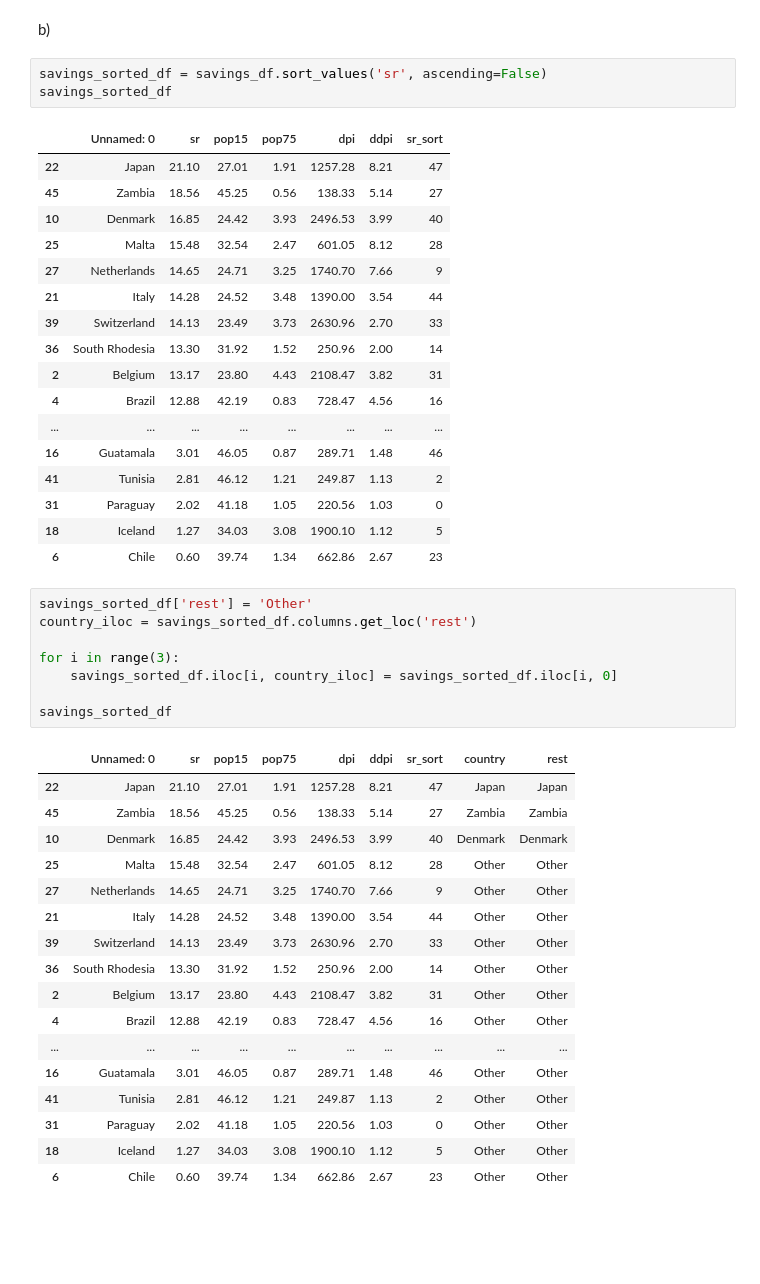
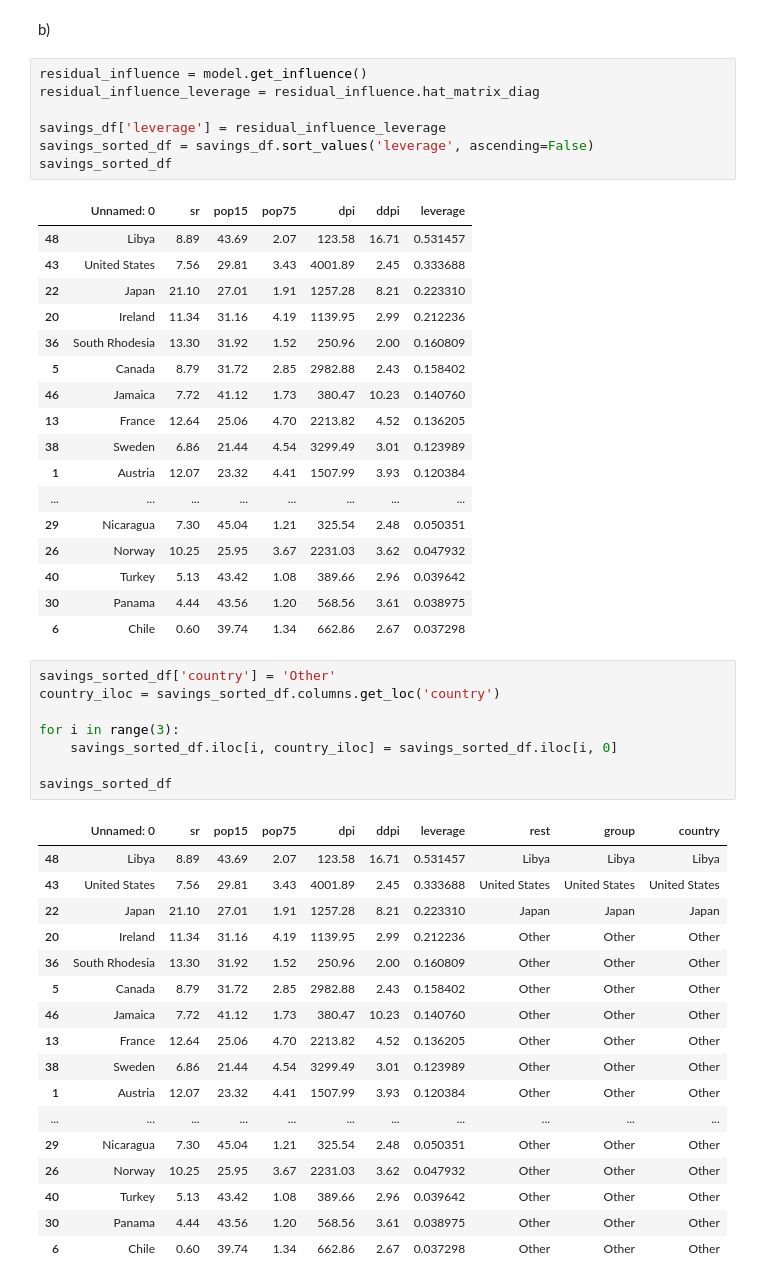
Before and after one commit to marbetschar/ZHAW-Predictive-Modeling, a Jupyter notebook: Week03/03_series_MLR.ipynb, the cells around one changed output. Saved outputs shown, nothing was run; the diff lists cells and outputs as text; blank space fills up the shorter version.

```diff
--- a/Week03/03_series_MLR.ipynb
+++ b/Week03/03_series_MLR.ipynb
@@ -367,50 +367,54 @@ tma_plots(model, n_samp=100)
 # %% [markdown]
 b)
 # %%
-savings_sorted_df = savings_df.sort_values('sr', ascending=False)
+residual_influence = model.get_influence()
+residual_influence_leverage = residual_influence.hat_matrix_diag
+
+savings_df['leverage'] = residual_influence_leverage
+savings_sorted_df = savings_df.sort_values('leverage', ascending=False)
 savings_sorted_df
 # %% [output]
-|  | Unnamed: 0 | sr | pop15 | pop75 | dpi | ddpi | sr_sort |
-| 22 | Japan | 21.10 | 27.01 | 1.91 | 1257.28 | 8.21 | 47 |
-| 45 | Zambia | 18.56 | 45.25 | 0.56 | 138.33 | 5.14 | 27 |
-| 10 | Denmark | 16.85 | 24.42 | 3.93 | 2496.53 | 3.99 | 40 |
-| 25 | Malta | 15.48 | 32.54 | 2.47 | 601.05 | 8.12 | 28 |
-| 27 | Netherlands | 14.65 | 24.71 | 3.25 | 1740.70 | 7.66 | 9 |
-| 21 | Italy | 14.28 | 24.52 | 3.48 | 1390.00 | 3.54 | 44 |
-| 39 | Switzerland | 14.13 | 23.49 | 3.73 | 2630.96 | 2.70 | 33 |
-| 36 | South Rhodesia | 13.30 | 31.92 | 1.52 | 250.96 | 2.00 | 14 |
-| 2 | Belgium | 13.17 | 23.80 | 4.43 | 2108.47 | 3.82 | 31 |
-| 4 | Brazil | 12.88 | 42.19 | 0.83 | 728.47 | 4.56 | 16 |
+|  | Unnamed: 0 | sr | pop15 | pop75 | dpi | ddpi | leverage |
+| 48 | Libya | 8.89 | 43.69 | 2.07 | 123.58 | 16.71 | 0.531457 |
+| 43 | United States | 7.56 | 29.81 | 3.43 | 4001.89 | 2.45 | 0.333688 |
+| 22 | Japan | 21.10 | 27.01 | 1.91 | 1257.28 | 8.21 | 0.223310 |
+| 20 | Ireland | 11.34 | 31.16 | 4.19 | 1139.95 | 2.99 | 0.212236 |
+| 36 | South Rhodesia | 13.30 | 31.92 | 1.52 | 250.96 | 2.00 | 0.160809 |
+| 5 | Canada | 8.79 | 31.72 | 2.85 | 2982.88 | 2.43 | 0.158402 |
+| 46 | Jamaica | 7.72 | 41.12 | 1.73 | 380.47 | 10.23 | 0.140760 |
+| 13 | France | 12.64 | 25.06 | 4.70 | 2213.82 | 4.52 | 0.136205 |
+| 38 | Sweden | 6.86 | 21.44 | 4.54 | 3299.49 | 3.01 | 0.123989 |
+| 1 | Austria | 12.07 | 23.32 | 4.41 | 1507.99 | 3.93 | 0.120384 |
 | ... | ... | ... | ... | ... | ... | ... | ... |
-| 16 | Guatamala | 3.01 | 46.05 | 0.87 | 289.71 | 1.48 | 46 |
-| 41 | Tunisia | 2.81 | 46.12 | 1.21 | 249.87 | 1.13 | 2 |
-| 31 | Paraguay | 2.02 | 41.18 | 1.05 | 220.56 | 1.03 | 0 |
-| 18 | Iceland | 1.27 | 34.03 | 3.08 | 1900.10 | 1.12 | 5 |
-| 6 | Chile | 0.60 | 39.74 | 1.34 | 662.86 | 2.67 | 23 |
+| 29 | Nicaragua | 7.30 | 45.04 | 1.21 | 325.54 | 2.48 | 0.050351 |
+| 26 | Norway | 10.25 | 25.95 | 3.67 | 2231.03 | 3.62 | 0.047932 |
+| 40 | Turkey | 5.13 | 43.42 | 1.08 | 389.66 | 2.96 | 0.039642 |
+| 30 | Panama | 4.44 | 43.56 | 1.20 | 568.56 | 3.61 | 0.038975 |
+| 6 | Chile | 0.60 | 39.74 | 1.34 | 662.86 | 2.67 | 0.037298 |
 # %%
-savings_sorted_df['rest'] = 'Other'
-country_iloc = savings_sorted_df.columns.get_loc('rest')
+savings_sorted_df['country'] = 'Other'
+country_iloc = savings_sorted_df.columns.get_loc('country')
 
 for i in range(3):
     savings_sorted_df.iloc[i, country_iloc] = savings_sorted_df.iloc[i, 0]
 
 savings_sorted_df
 # %% [output]
-|  | Unnamed: 0 | sr | pop15 | pop75 | dpi | ddpi | sr_sort | country | rest |
-| 22 | Japan | 21.10 | 27.01 | 1.91 | 1257.28 | 8.21 | 47 | Japan | Japan |
-| 45 | Zambia | 18.56 | 45.25 | 0.56 | 138.33 | 5.14 | 27 | Zambia | Zambia |
-| 10 | Denmark | 16.85 | 24.42 | 3.93 | 2496.53 | 3.99 | 40 | Denmark | Denmark |
-| 25 | Malta | 15.48 | 32.54 | 2.47 | 601.05 | 8.12 | 28 | Other | Other |
-| 27 | Netherlands | 14.65 | 24.71 | 3.25 | 1740.70 | 7.66 | 9 | Other | Other |
-| 21 | Italy | 14.28 | 24.52 | 3.48 | 1390.00 | 3.54 | 44 | Other | Other |
-| 39 | Switzerland | 14.13 | 23.49 | 3.73 | 2630.96 | 2.70 | 33 | Other | Other |
-| 36 | South Rhodesia | 13.30 | 31.92 | 1.52 | 250.96 | 2.00 | 14 | Other | Other |
-| 2 | Belgium | 13.17 | 23.80 | 4.43 | 2108.47 | 3.82 | 31 | Other | Other |
-| 4 | Brazil | 12.88 | 42.19 | 0.83 | 728.47 | 4.56 | 16 | Other | Other |
-| ... | ... | ... | ... | ... | ... | ... | ... | ... | ... |
-| 16 | Guatamala | 3.01 | 46.05 | 0.87 | 289.71 | 1.48 | 46 | Other | Other |
-| 41 | Tunisia | 2.81 | 46.12 | 1.21 | 249.87 | 1.13 | 2 | Other | Other |
-| 31 | Paraguay | 2.02 | 41.18 | 1.05 | 220.56 | 1.03 | 0 | Other | Other |
-| 18 | Iceland | 1.27 | 34.03 | 3.08 | 1900.10 | 1.12 | 5 | Other | Other |
-| 6 | Chile | 0.60 | 39.74 | 1.34 | 662.86 | 2.67 | 23 | Other | Other |
+|  | Unnamed: 0 | sr | pop15 | pop75 | dpi | ddpi | leverage | rest | group | country |
+| 48 | Libya | 8.89 | 43.69 | 2.07 | 123.58 | 16.71 | 0.531457 | Libya | Libya | Libya |
+| 43 | United States | 7.56 | 29.81 | 3.43 | 4001.89 | 2.45 | 0.333688 | United States | United States | United States |
+| 22 | Japan | 21.10 | 27.01 | 1.91 | 1257.28 | 8.21 | 0.223310 | Japan | Japan | Japan |
+| 20 | Ireland | 11.34 | 31.16 | 4.19 | 1139.95 | 2.99 | 0.212236 | Other | Other | Other |
+| 36 | South Rhodesia | 13.30 | 31.92 | 1.52 | 250.96 | 2.00 | 0.160809 | Other | Other | Other |
+| 5 | Canada | 8.79 | 31.72 | 2.85 | 2982.88 | 2.43 | 0.158402 | Other | Other | Other |
+| 46 | Jamaica | 7.72 | 41.12 | 1.73 | 380.47 | 10.23 | 0.140760 | Other | Other | Other |
+| 13 | France | 12.64 | 25.06 | 4.70 | 2213.82 | 4.52 | 0.136205 | Other | Other | Other |
+| 38 | Sweden | 6.86 | 21.44 | 4.54 | 3299.49 | 3.01 | 0.123989 | Other | Other | Other |
+| 1 | Austria | 12.07 | 23.32 | 4.41 | 1507.99 | 3.93 | 0.120384 | Other | Other | Other |
+| ... | ... | ... | ... | ... | ... | ... | ... | ... | ... | ... |
+| 29 | Nicaragua | 7.30 | 45.04 | 1.21 | 325.54 | 2.48 | 0.050351 | Other | Other | Other |
+| 26 | Norway | 10.25 | 25.95 | 3.67 | 2231.03 | 3.62 | 0.047932 | Other | Other | Other |
+| 40 | Turkey | 5.13 | 43.42 | 1.08 | 389.66 | 2.96 | 0.039642 | Other | Other | Other |
+| 30 | Panama | 4.44 | 43.56 | 1.20 | 568.56 | 3.61 | 0.038975 | Other | Other | Other |
+| 6 | Chile | 0.60 | 39.74 | 1.34 | 662.86 | 2.67 | 0.037298 | Other | Other | Other |
 # %%
```
Also changed, not shown: parts of 24 cells of this notebook.
